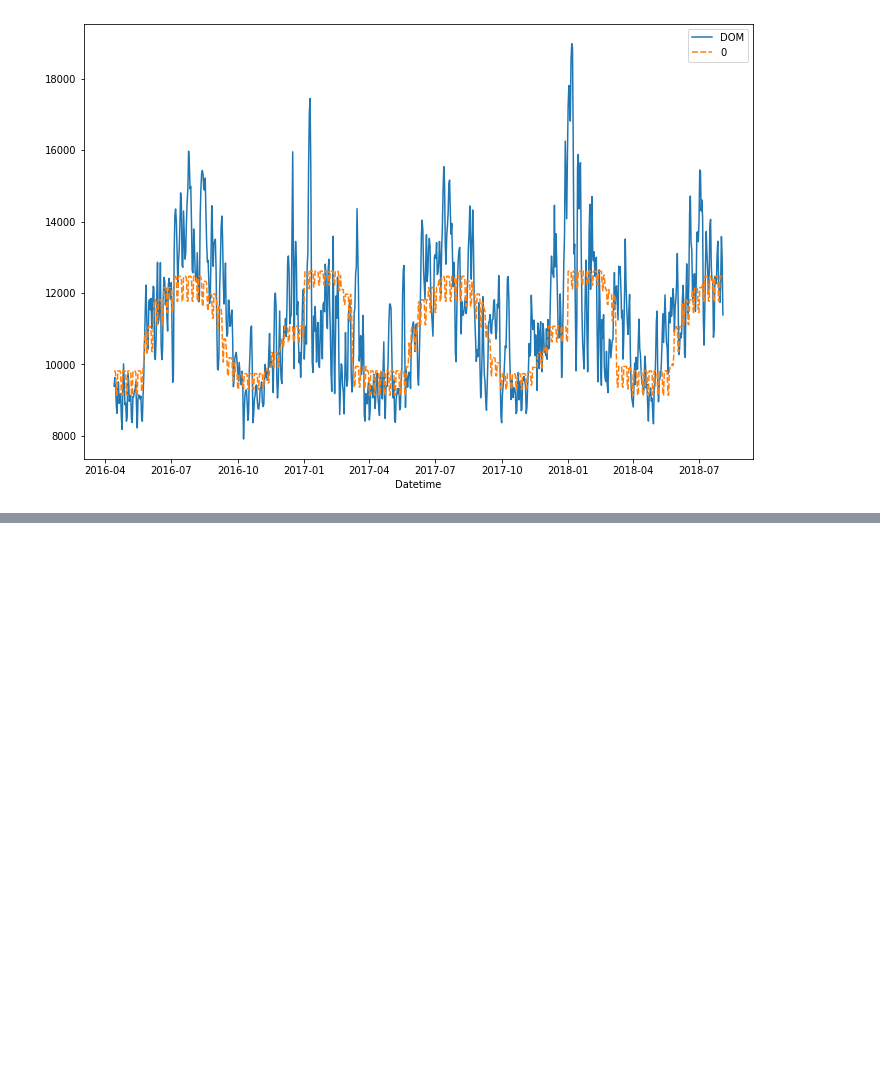
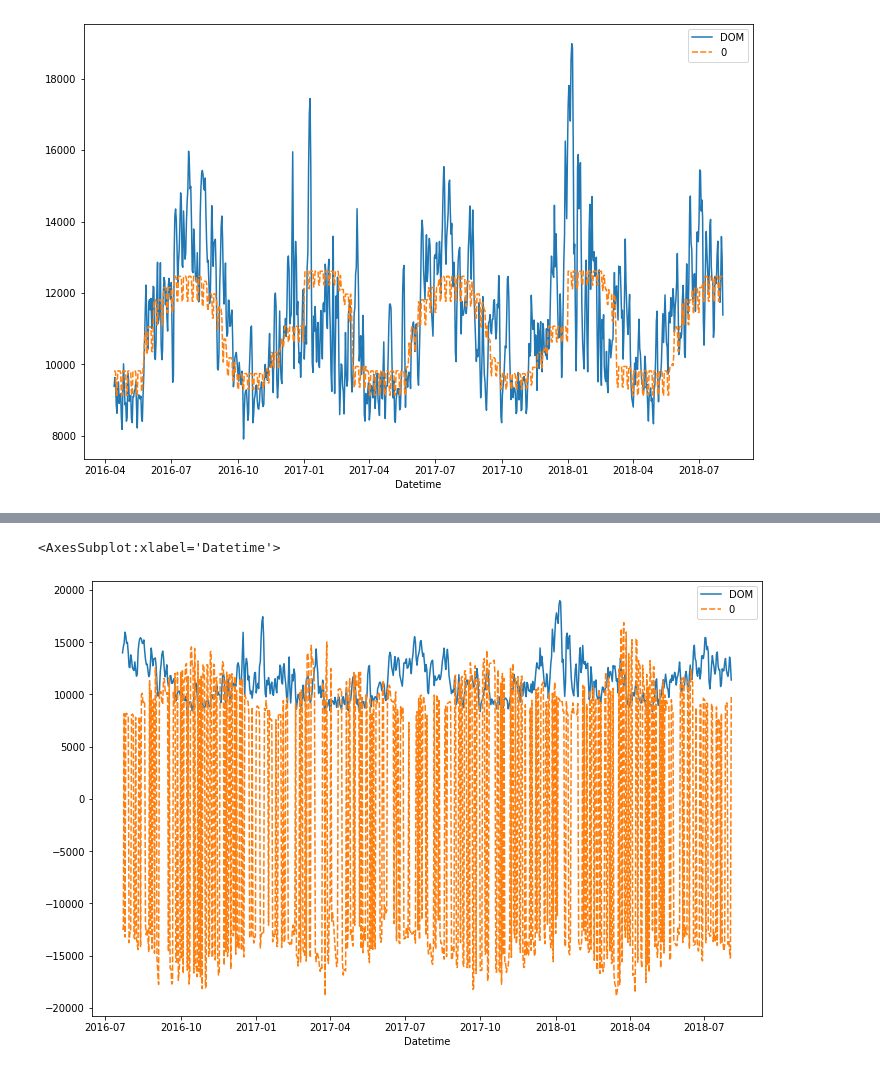
Before and after one commit to alexjjo/kaggle, a Jupyter notebook: energy-forecasting/energy-time-series-forecasting.ipynb, the cells around one changed output, grey strips where cells are left out. Drawn from its saved outputs; the diff is of its cells as text; code cells hidden in the pictures; blank space fills up the shorter version.

```diff
--- a/energy-forecasting/energy-time-series-forecasting.ipynb
+++ b/energy-forecasting/energy-time-series-forecasting.ipynb
@@ -309,0 +402,27 @@ RMSE Score on Test set: 1493.649
+# %%
+import tensorflow as tf
+from tensorflow.keras.layers import Dense
+from tensorflow.keras import layers
+from tensorflow.keras.layers import LSTM
+from tensorflow.keras.models import Sequential
+from keras import backend as K
+
+# define input sequence
+raw_seq = y_train['DOM'].to_list()
+# choose a number of time steps
+n_steps = 100
+# split into samples
+X, y = split_sequence(raw_seq, n_steps)
+# reshape from [samples, timesteps] into [samples, timesteps, features]
+n_features = 1
+X = X.reshape((X.shape[0], X.shape[1], n_features))
+# define RMSE loss
+def root_mean_squared_error(y_true, y_pred):
+        return K.sqrt(K.mean(K.square(y_pred - y_true)))
+# define model
+model = Sequential()
+model.add(LSTM(50, activation='relu', input_shape=(n_steps, n_features)))
+model.add(Dense(1))
+model.compile(optimizer='adam', loss=root_mean_squared_error)
+# fit model
+model.fit(X, y, epochs=15, verbose=1)
@@ -309,0 +450,15 @@ RMSE Score on Test set: 1493.649
+# %%
+# demonstrate prediction
+test_seq = y_test['DOM'].to_list()
+test, _ = split_sequence(test_seq, n_steps)
+test = test.reshape((test.shape[0], test.shape[1], n_features))
+yhat = model.predict(test, verbose=0)
+preds = pd.DataFrame(yhat)
+y_test_lstm = y_test[100:]
+y_test_lstm = pd.DataFrame(y_test_lstm)
+fig, ax = plt.subplots(1,1,figsize=(12, 8))
+df_predvtruth = pd.concat([y_test_lstm, preds.set_index(y_test_lstm.index)], axis=1)
+sns.lineplot(data=df_predvtruth, ax=ax)
+# %% [output]
+<AxesSubplot:xlabel='Datetime'>
+[figure, added]
```
Also changed, not shown: parts of 13 cells of this notebook.
